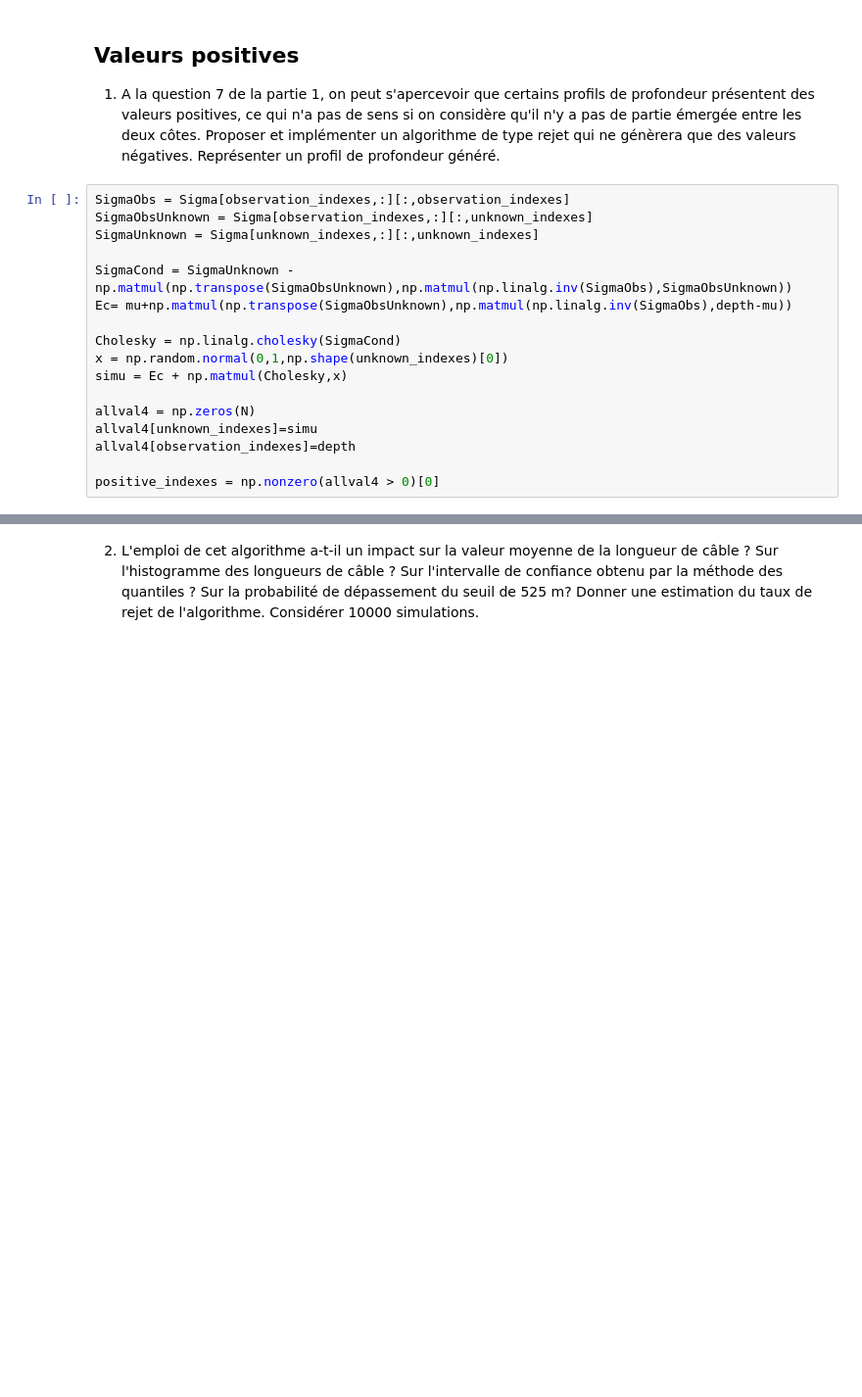
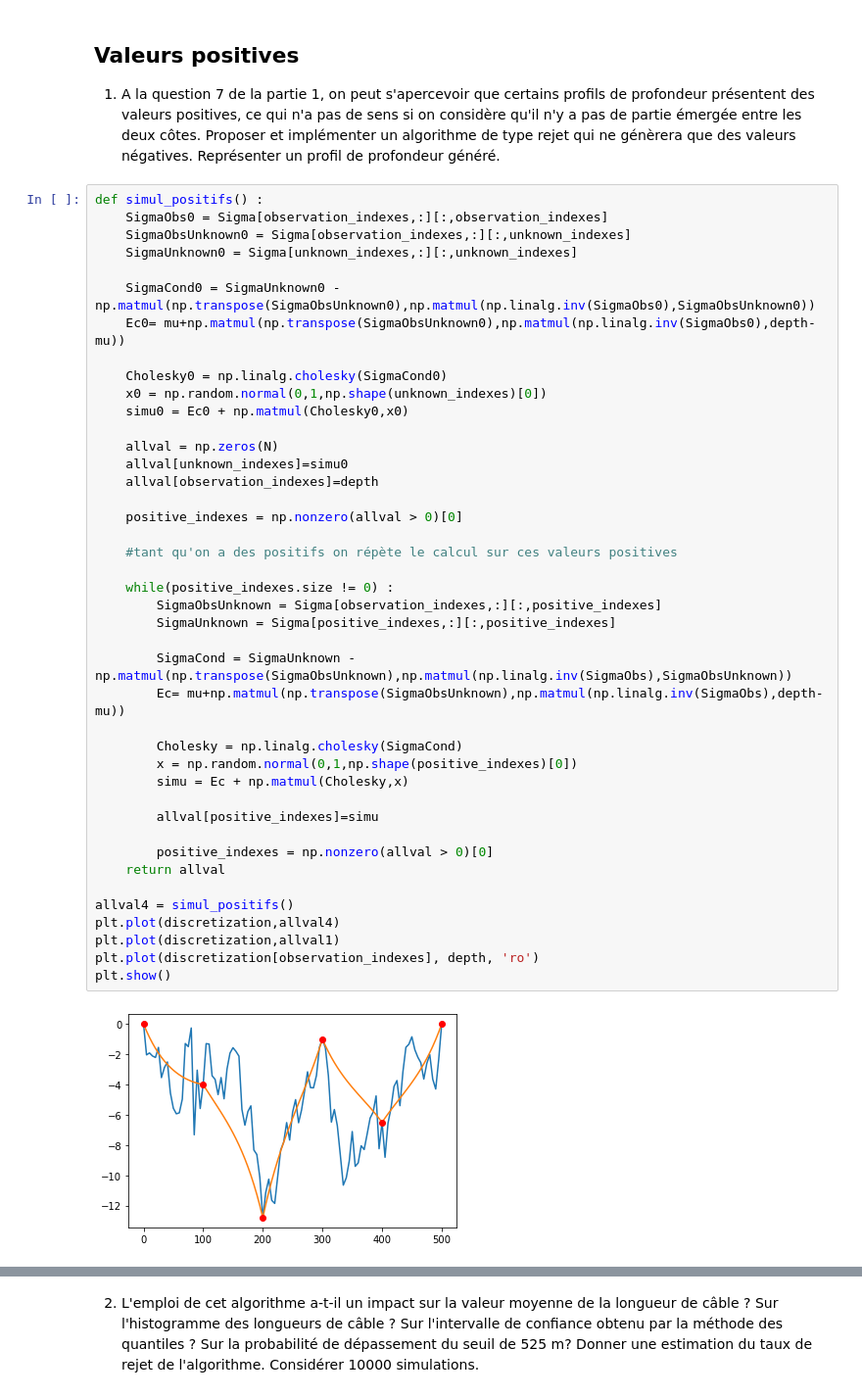
Before and after one commit to thibclz/Projet_maths-probas, a Jupyter notebook: Projet numérique de Probabilités 2021.ipynb, the cells around one changed output, grey strips where cells are left out. Shown at 98% size. Drawn from its saved outputs; the diff is of its cells as text; blank space fills up the shorter version.

```diff
--- a/Projet numérique de Probabilités 2021.ipynb
+++ b/Projet numérique de Probabilités 2021.ipynb
@@ -283,19 +283,46 @@ Nous nous plaçons dans le même cadre que ci-dessus. Nous tenons pour acquis le
 
 1. A la question 7 de la partie 1, on peut s'apercevoir que certains profils de profondeur présentent des valeurs positives, ce qui n'a pas de sens si on considère qu'il n'y a pas de partie émergée entre les deux côtes. Proposer et implémenter un algorithme de type rejet qui ne génèrera que des valeurs négatives. Représenter un profil de profondeur généré.
 # %%
-SigmaObs = Sigma[observation_indexes,:][:,observation_indexes]
-SigmaObsUnknown = Sigma[observation_indexes,:][:,unknown_indexes]
-SigmaUnknown = Sigma[unknown_indexes,:][:,unknown_indexes]
+def simul_positifs() :
+    SigmaObs0 = Sigma[observation_indexes,:][:,observation_indexes]
+    SigmaObsUnknown0 = Sigma[observation_indexes,:][:,unknown_indexes]
+    SigmaUnknown0 = Sigma[unknown_indexes,:][:,unknown_indexes]
 
-SigmaCond = SigmaUnknown - np.matmul(np.transpose(SigmaObsUnknown),np.matmul(np.linalg.inv(SigmaObs),SigmaObsUnknown))
-Ec= mu+np.matmul(np.transpose(SigmaObsUnknown),np.matmul(np.linalg.inv(SigmaObs),depth-mu))
+    SigmaCond0 = SigmaUnknown0 - np.matmul(np.transpose(SigmaObsUnknown0),np.matmul(np.linalg.inv(SigmaObs0),SigmaObsUnknown0))
+    Ec0= mu+np.matmul(np.transpose(SigmaObsUnknown0),np.matmul(np.linalg.inv(SigmaObs0),depth-mu))
 
-Cholesky = np.linalg.cholesky(SigmaCond)
-x = np.random.normal(0,1,np.shape(unknown_indexes)[0])
-simu = Ec + np.matmul(Cholesky,x)
+    Cholesky0 = np.linalg.cholesky(SigmaCond0)
+    x0 = np.random.normal(0,1,np.shape(unknown_indexes)[0])
+    simu0 = Ec0 + np.matmul(Cholesky0,x0)
 
-allval4 = np.zeros(N)
-allval4[unknown_indexes]=simu
-allval4[observation_indexes]=depth
+    allval = np.zeros(N)
+    allval[unknown_indexes]=simu0
+    allval[observation_indexes]=depth
 
-positive_indexes = np.nonzero(allval4 > 0)[0]
+    positive_indexes = np.nonzero(allval > 0)[0]
+
+    #tant qu'on a des positifs on répète le calcul sur ces valeurs positives
+
+    while(positive_indexes.size != 0) :
+        SigmaObsUnknown = Sigma[observation_indexes,:][:,positive_indexes]
+        SigmaUnknown = Sigma[positive_indexes,:][:,positive_indexes]
+
+        SigmaCond = SigmaUnknown - np.matmul(np.transpose(SigmaObsUnknown),np.matmul(np.linalg.inv(SigmaObs),SigmaObsUnknown))
+        Ec= mu+np.matmul(np.transpose(SigmaObsUnknown),np.matmul(np.linalg.inv(SigmaObs),depth-mu))
+
+        Cholesky = np.linalg.cholesky(SigmaCond)
+        x = np.random.normal(0,1,np.shape(positive_indexes)[0])
+        simu = Ec + np.matmul(Cholesky,x)
+
+        allval[positive_indexes]=simu
+
+        positive_indexes = np.nonzero(allval > 0)[0]
+    return allval
+
+allval4 = simul_positifs()
+plt.plot(discretization,allval4)
+plt.plot(discretization,allval1)
+plt.plot(discretization[observation_indexes], depth, 'ro')
+plt.show()
+# %% [output]
+[figure, added]
```
Also changed, not shown: parts of 14 cells of this notebook.
